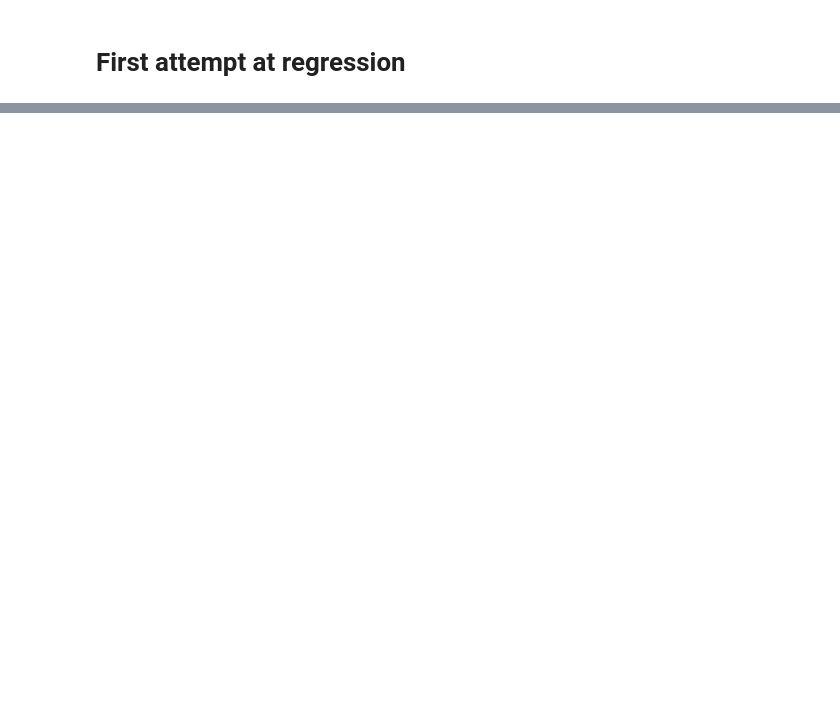
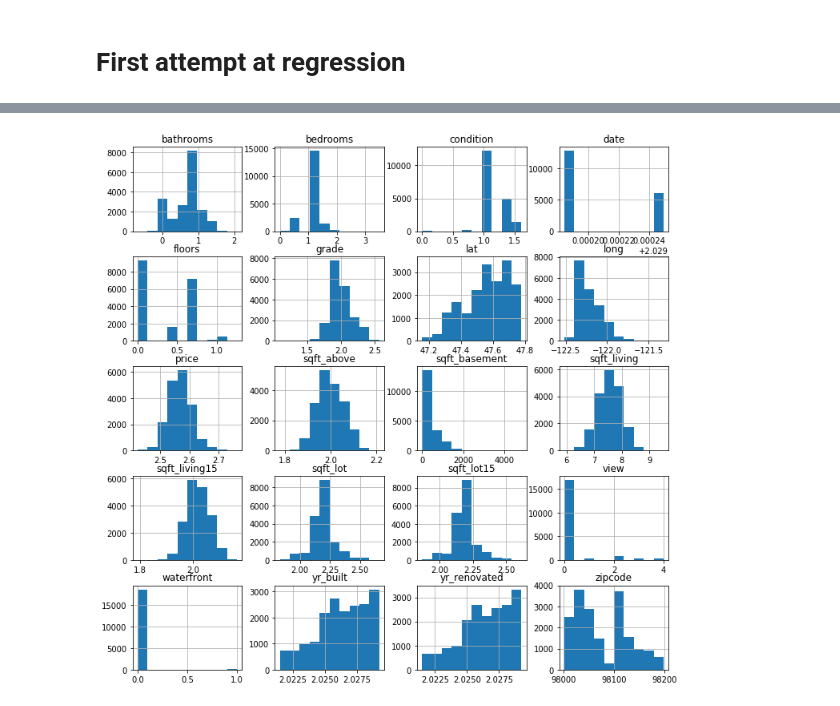
Before and after one commit to JoeDown/King-County-Linear-Regression-Price-Prediction, a Jupyter notebook: nick-scratch.ipynb, the cells around one changed output, grey strips where cells are left out. Cells and saved outputs as stored; diff of their text form; code cells hidden in the pictures; blank space fills up the shorter version.

```diff
--- a/nick-scratch.ipynb
+++ b/nick-scratch.ipynb
@@ -1258,0 +1136,6 @@ df['price'].plot.hist()
+# %%
+df = log_transform_columns(df, ['date', 'price', 'bedrooms', 'bathrooms',
+                                'sqft_living', 'sqft_lot', 'floors', 'view',
+                                'condition', 'grade', 'sqft_above', 'sqft_basement',
+                                'yr_built', 'yr_renovated', 'sqft_living15', 'sqft_lot15'],
+                           replace_only_when_improved=True, verbose=False)
@@ -1258,0 +1159,4 @@ df['price'].plot.hist()
+# %%
+_ = df.hist(figsize=(12,12))
+# %% [output]
+[figure, added]
```
Also changed, not shown: parts of 63 cells of this notebook, 1 other file.
